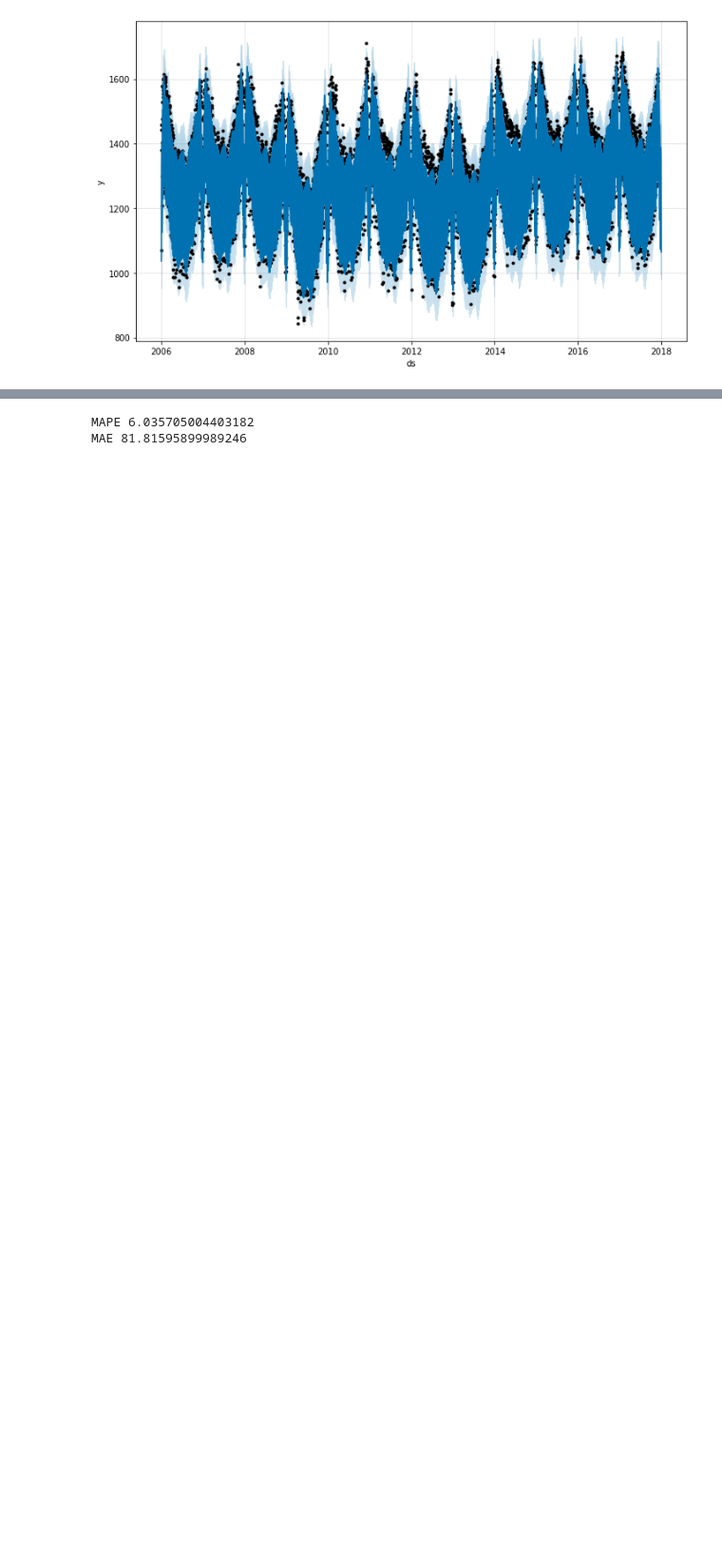
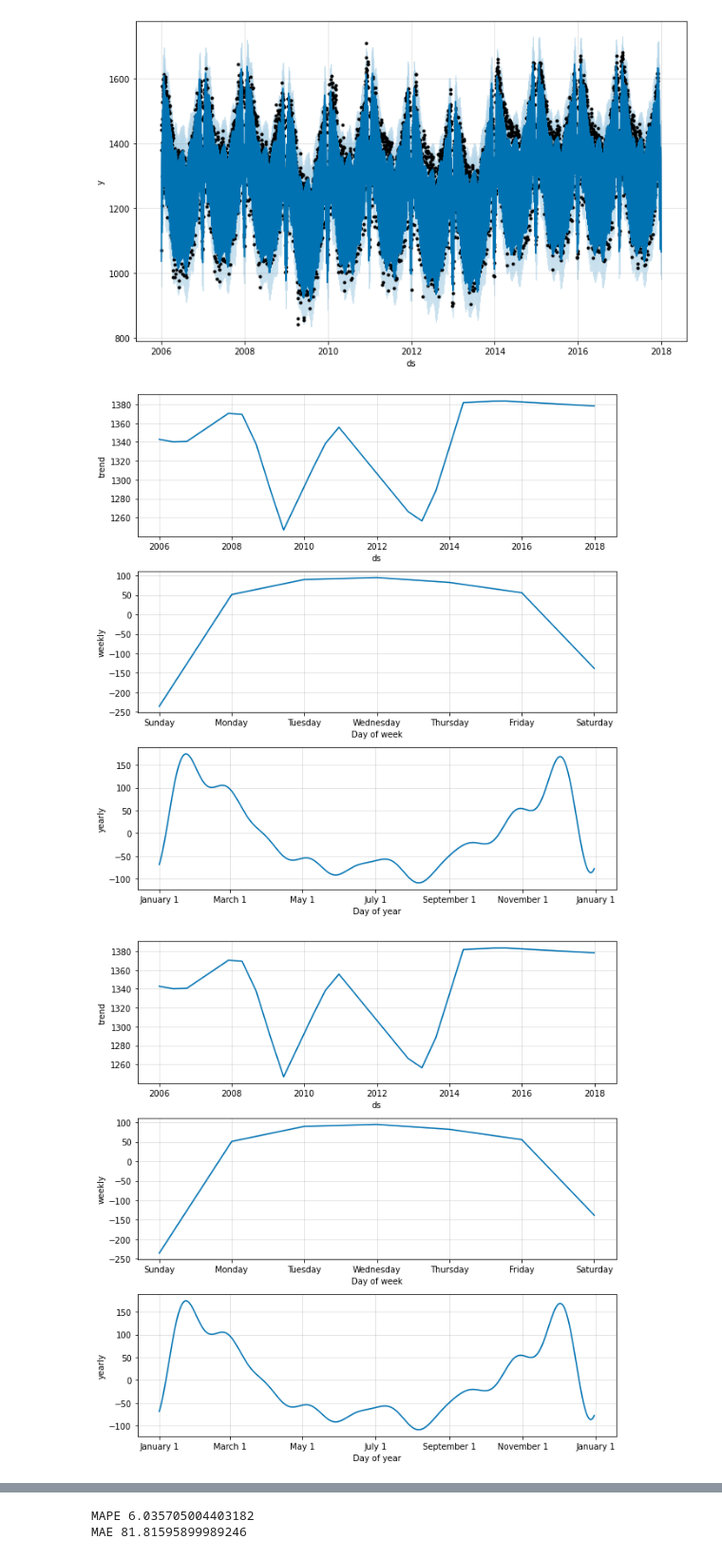
Before and after one commit to angeloken/Riset-I-smile, a Jupyter notebook: riset_prediksi_listrik_ver_1.ipynb, the cells around one changed output, grey strips where cells are left out. Shown at 95% size. Saved outputs shown, nothing was run; the diff lists cells and outputs as text; code cells hidden in the pictures; blank space fills up the shorter version.

```diff
--- a/riset_prediksi_listrik_ver_1.ipynb
+++ b/riset_prediksi_listrik_ver_1.ipynb
@@ -141,3 +140,8 @@ m.plot(forecast)
 plt.show()
 # %% [output]
 [figure]
+# %%
+m.plot_components(forecast)
+# %% [output]
+[figure, added]
+[figure, added]
```
Also changed, not shown: parts of 7 cells of this notebook.
